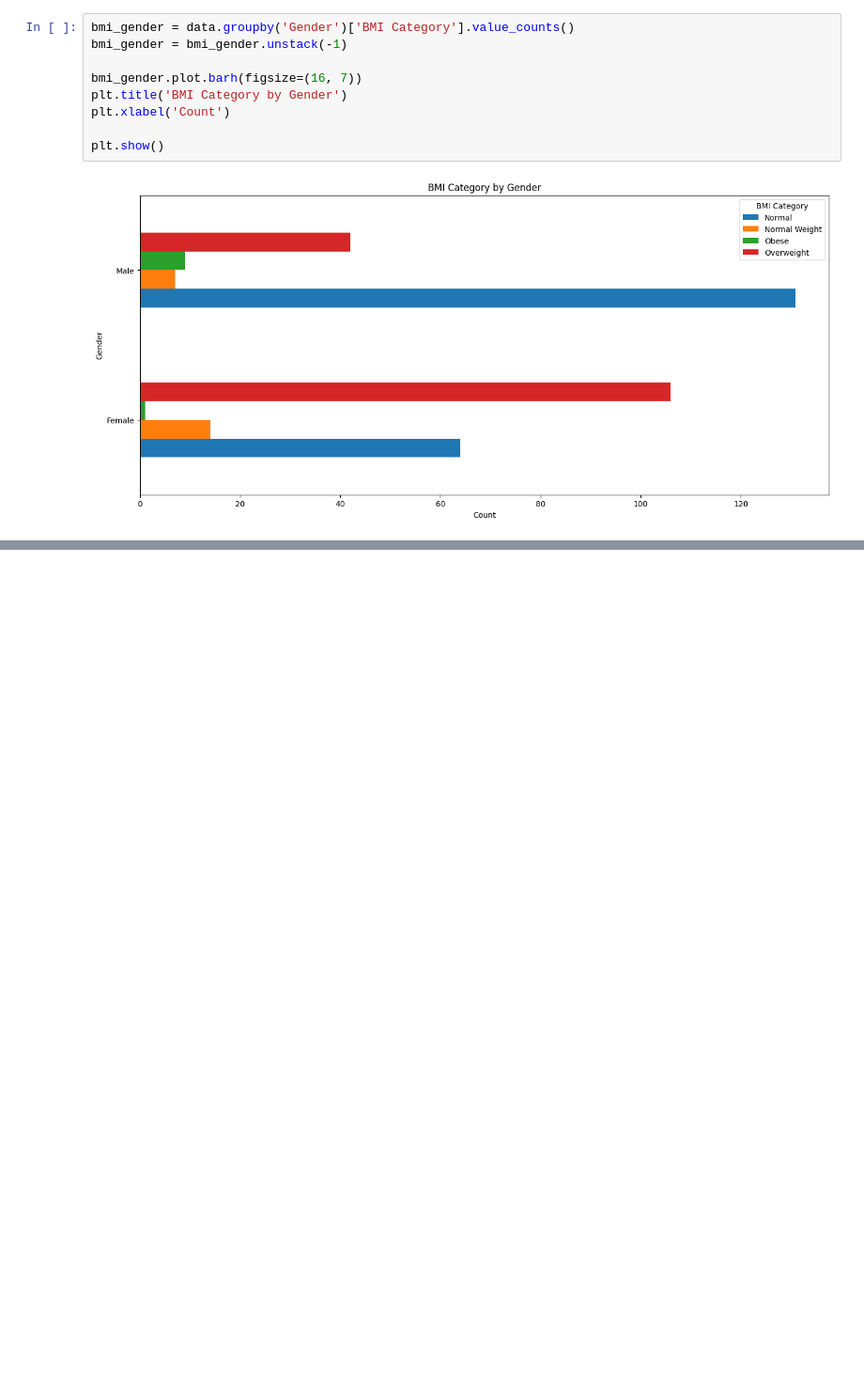
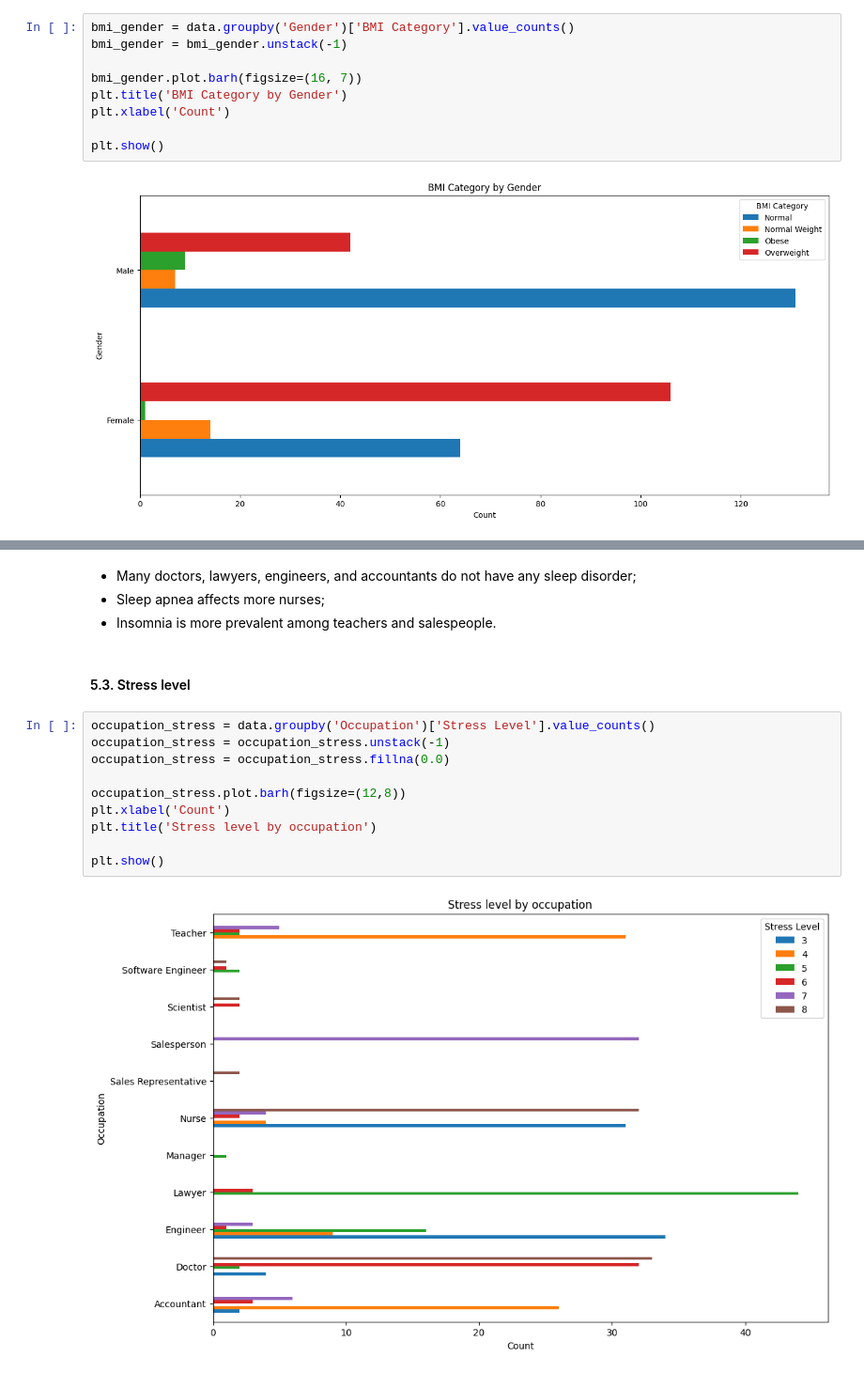
Before and after one commit to TIHeitorDS/sleep_health_analysis, a Jupyter notebook: notebook/main.ipynb, the cells around one changed output, grey strips where cells are left out. Shown at 94% size. Saved outputs shown, nothing was run; the diff lists cells and outputs as text; blank space fills up the shorter version.

```diff
--- a/notebook/main.ipynb
+++ b/notebook/main.ipynb
@@ -88,0 +117,18 @@ plt.show()
+# %% [markdown]
+- Many doctors, lawyers, engineers, and accountants do not have any sleep disorder;
+- Sleep apnea affects more nurses;
+- Insomnia is more prevalent among teachers and salespeople.
+# %% [markdown]
+#### 5.3. Stress level
+# %%
+occupation_stress = data.groupby('Occupation')['Stress Level'].value_counts()
+occupation_stress = occupation_stress.unstack(-1)
+occupation_stress = occupation_stress.fillna(0.0)
+
+occupation_stress.plot.barh(figsize=(12,8))
+plt.xlabel('Count')
+plt.title('Stress level by occupation')
+
+plt.show()
+# %% [output]
+[figure, added]
```
Also changed, not shown: parts of 9 cells of this notebook, 1 other file.
